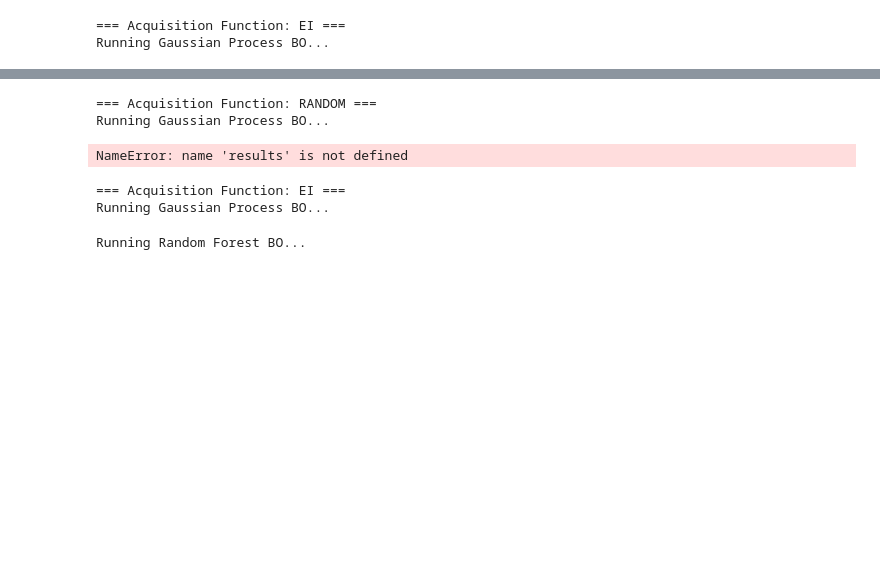
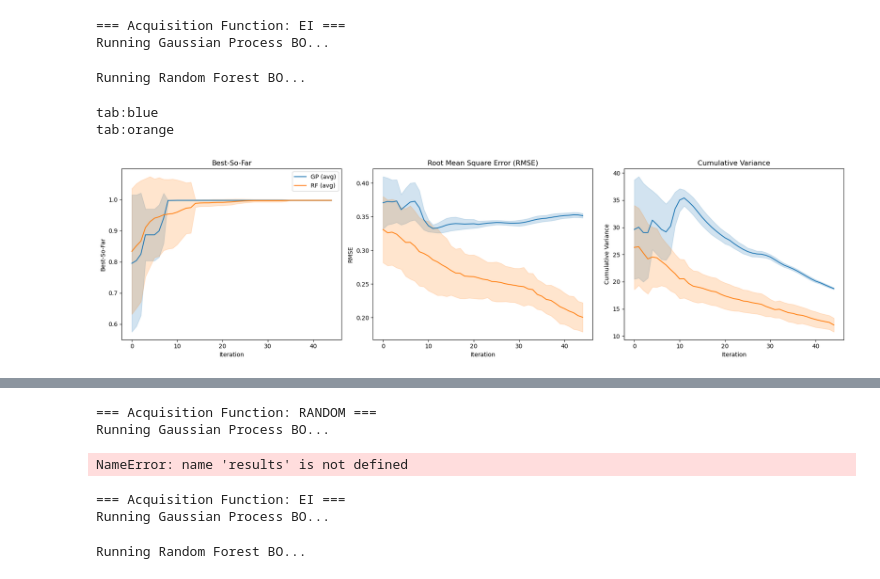
Before and after one commit to uwsunlab/BO-RFB, a Jupyter notebook: PoolBased/ComparisonTesting/surrogate_comparison.ipynb, the cells around one changed output, grey strips where cells are left out. Saved outputs shown, nothing was run; the diff lists cells and outputs as text; code cells hidden in the pictures; blank space fills up the shorter version.

```diff
--- a/PoolBased/ComparisonTesting/surrogate_comparison.ipynb
+++ b/PoolBased/ComparisonTesting/surrogate_comparison.ipynb
@@ -193,7 +193,7 @@ def plot_results_cumvar(results, n_iterations):
     plt.show()
 
 def combined_plots(results, n_iterations, colors=['tab:blue', 'tab:orange', 'tab:red']):
-    fig, axs = plt.subplots(1, 3, figsize=(15, 5))
+    fig, axs = plt.subplots(1, 3, figsize=(20, 5))
     for model_name, data in results.items():
         # Best-So-Far
         best_matrix = data['best']
@@ -284,7 +284,7 @@ gp = GaussianProcessRegressor
 rf = RandomForestRegressor
 gb = GradientBoostingRegressor
 
-acq_funcs = ['ei', 'ucb', 'random']
+acq_funcs = ['ei']#['ei', 'ucb', 'random']
 
 for acq in acq_funcs:
     print(f"\n=== Acquisition Function: {acq.upper()} ===")
@@ -303,30 +303,34 @@ for acq in acq_funcs:
 
     print("Running Random Forest BO...")
     rf_best, rf_improv, rf_var = run_multiple_bo(
         X_pool, y_pool, rf, rf_params, acq,
         n_runs=n_runs, n_iterations=n_iterations,
     )
     results['RF'] = {
         'best': rf_best,
         'improvements': rf_improv,
         'variance': rf_var
     }
     combined_plots(results, n_iterations)
     # print("Running Gradient Boosting BO...")
     # gb_best, gb_improv, gb_var = run_multiple_bo(
     #     X_pool, y_pool, gb, gb_params, acq,
     #     n_runs=n_runs, n_iterations=n_iterations,
     # )
     # results['GB'] = {
     #     'best': gb_best,
     #     'improvements': gb_improv,
     #     'variance': gb_var
     # }
 
     # Send structured results to your plotting function
     # plot_results_besty(results, n_iterations)
     # plot_results_improvement(results, n_iterations)
     # plot_results_cumvar(results, n_iterations)
 # %% [output]
 === Acquisition Function: EI ===
 Running Gaussian Process BO...
+Running Random Forest BO...
+tab:blue
+tab:orange
+[figure, added]
```
Also changed, not shown: parts of 1 cell of this notebook, 5 other files.
